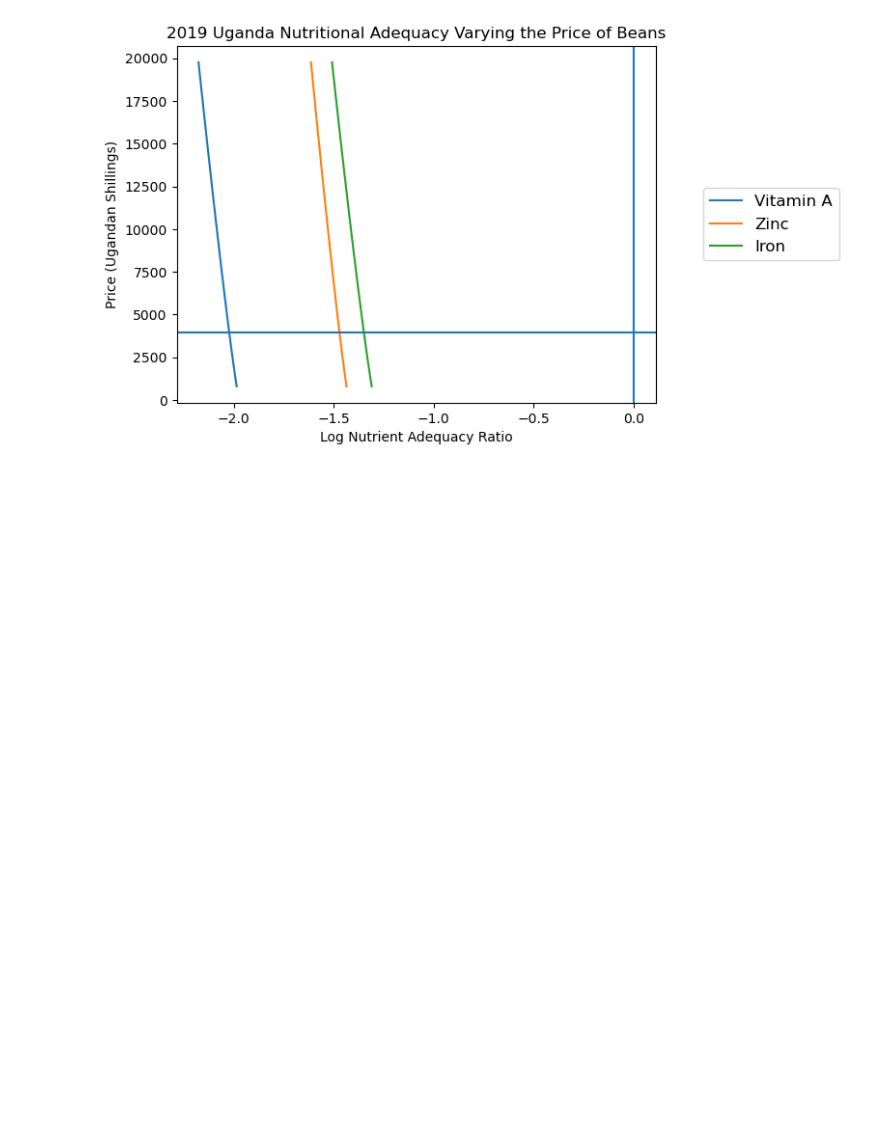
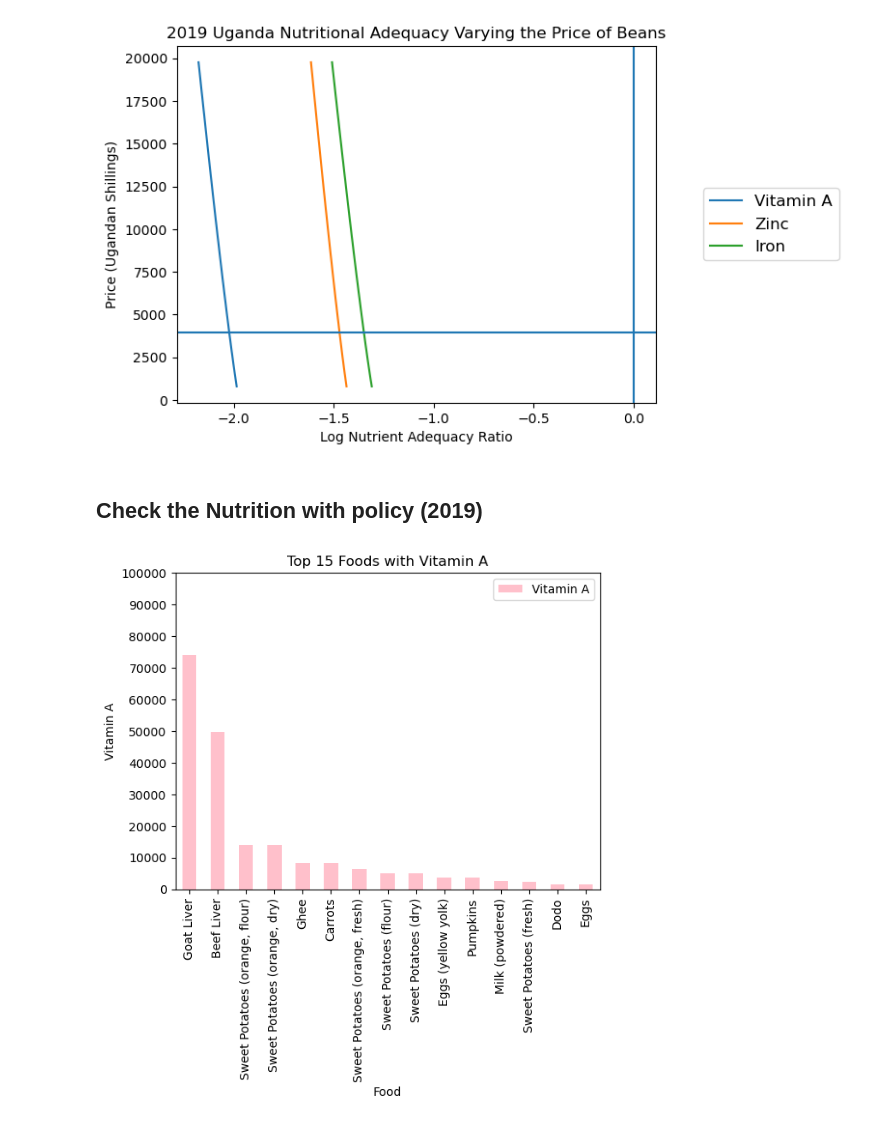
Before and after one commit to vkeroles/EEP153-SP23-Proj4, a Jupyter notebook: Team_HWiley_code2.ipynb, the cells around one changed output. Drawn from its saved outputs; the diff is of its cells as text; code cells hidden in the pictures; blank space fills up the shorter version.

Commit message:
add three graphs about nutrition

```diff
--- a/Team_HWiley_code2.ipynb
+++ b/Team_HWiley_code2.ipynb
@@ -804,3 +804,18 @@ plt.axhline(pbar[my_j])
 # %% [output]
 <matplotlib.lines.Line2D at 0x...>
 [figure]
+# %% [markdown]
+## Check the Nutrition with policy (2019)
+# %%
+def plot_top_foods_by_vitamin_a(data,n=30):
+
+    data.sort_values(by=['Vitamin A'], ascending=False).head(n).reset_index().plot.bar(x='j', y='Vitamin A',color='pink')
+    plt.yticks(np.arange(0, 110000, 10000))
+    plt.title(f'Top {n} Foods with Vitamin A')
+    plt.xlabel("Food")
+    plt.ylabel('Vitamin A')
+    plt.show()
+
+plot_top_foods_by_vitamin_a(fct, n=15)
+# %% [output]
+[figure, added]
```
Also changed, not shown: parts of 7 cells of this notebook.
